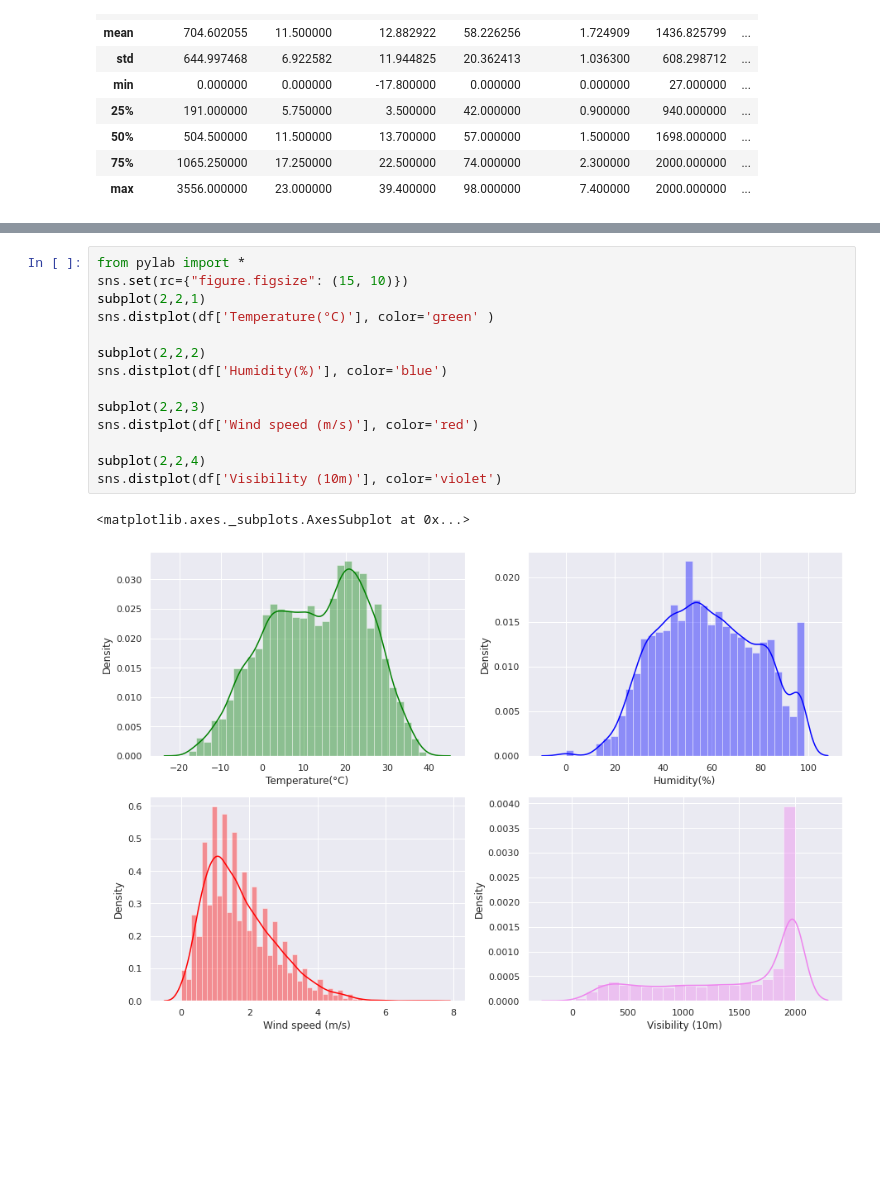
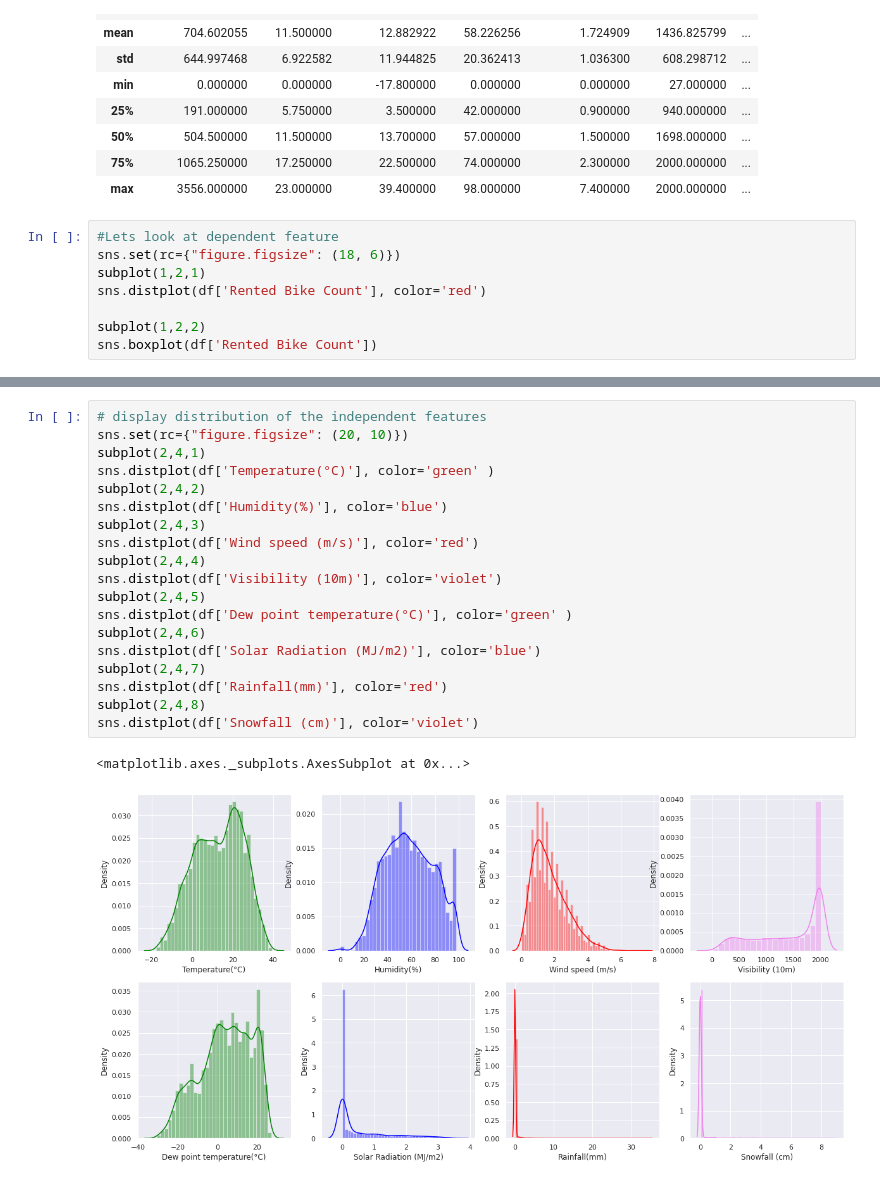
Before and after one commit to handetushar/Bike-Sharing-Demand-Prediction, a Jupyter notebook: Bike_Sharing_Demand_Prediction_Capstone_Project.ipynb, the cells around one changed output, grey strips where cells are left out. Cells and saved outputs as stored; diff of their text form; blank space fills up the shorter version.

```diff
--- a/Bike_Sharing_Demand_Prediction_Capstone_Project.ipynb
+++ b/Bike_Sharing_Demand_Prediction_Capstone_Project.ipynb
@@ -104,3 +110,11 @@ df.describe()
 | 50% | 504.500000 | 11.500000 | 13.700000 | 57.000000 | 1.500000 | 1698.000000 | ... |
 | 75% | 1065.250000 | 17.250000 | 22.500000 | 74.000000 | 2.300000 | 2000.000000 | ... |
 | max | 3556.000000 | 23.000000 | 39.400000 | 98.000000 | 7.400000 | 2000.000000 | ... |
+# %%
+#Lets look at dependent feature
+sns.set(rc={"figure.figsize": (18, 6)})
+subplot(1,2,1)
+sns.distplot(df['Rented Bike Count'], color='red')
+
+subplot(1,2,2)
+sns.boxplot(df['Rented Bike Count'])
@@ -125,17 +136,22 @@ sns.countplot(df['Hour'])
 # %%
-from pylab import *
-sns.set(rc={"figure.figsize": (15, 10)})
-subplot(2,2,1)
+# display distribution of the independent features
+sns.set(rc={"figure.figsize": (20, 10)})
+subplot(2,4,1)
 sns.distplot(df['Temperature(°C)'], color='green' )
-
-subplot(2,2,2)
+subplot(2,4,2)
 sns.distplot(df['Humidity(%)'], color='blue')
-
-subplot(2,2,3)
+subplot(2,4,3)
 sns.distplot(df['Wind speed (m/s)'], color='red')
-
-subplot(2,2,4)
+subplot(2,4,4)
 sns.distplot(df['Visibility (10m)'], color='violet')
+subplot(2,4,5)
+sns.distplot(df['Dew point temperature(°C)'], color='green' )
+subplot(2,4,6)
+sns.distplot(df['Solar Radiation (MJ/m2)'], color='blue')
+subplot(2,4,7)
+sns.distplot(df['Rainfall(mm)'], color='red')
+subplot(2,4,8)
+sns.distplot(df['Snowfall (cm)'], color='violet')
 # %% [output]
 <matplotlib.axes._subplots.AxesSubplot at 0x...>
-[figure, old version]
+[figure, new version]
```
Also changed, not shown: parts of 38 cells of this notebook.
